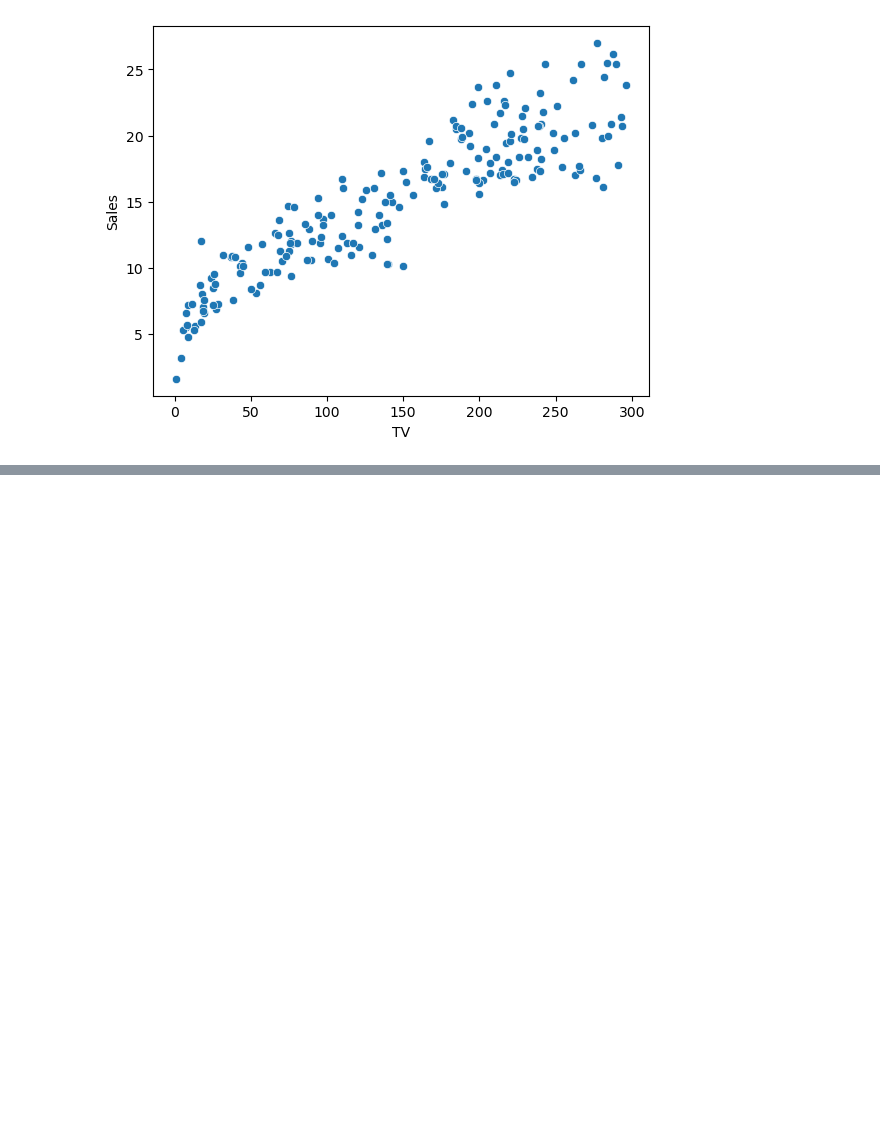
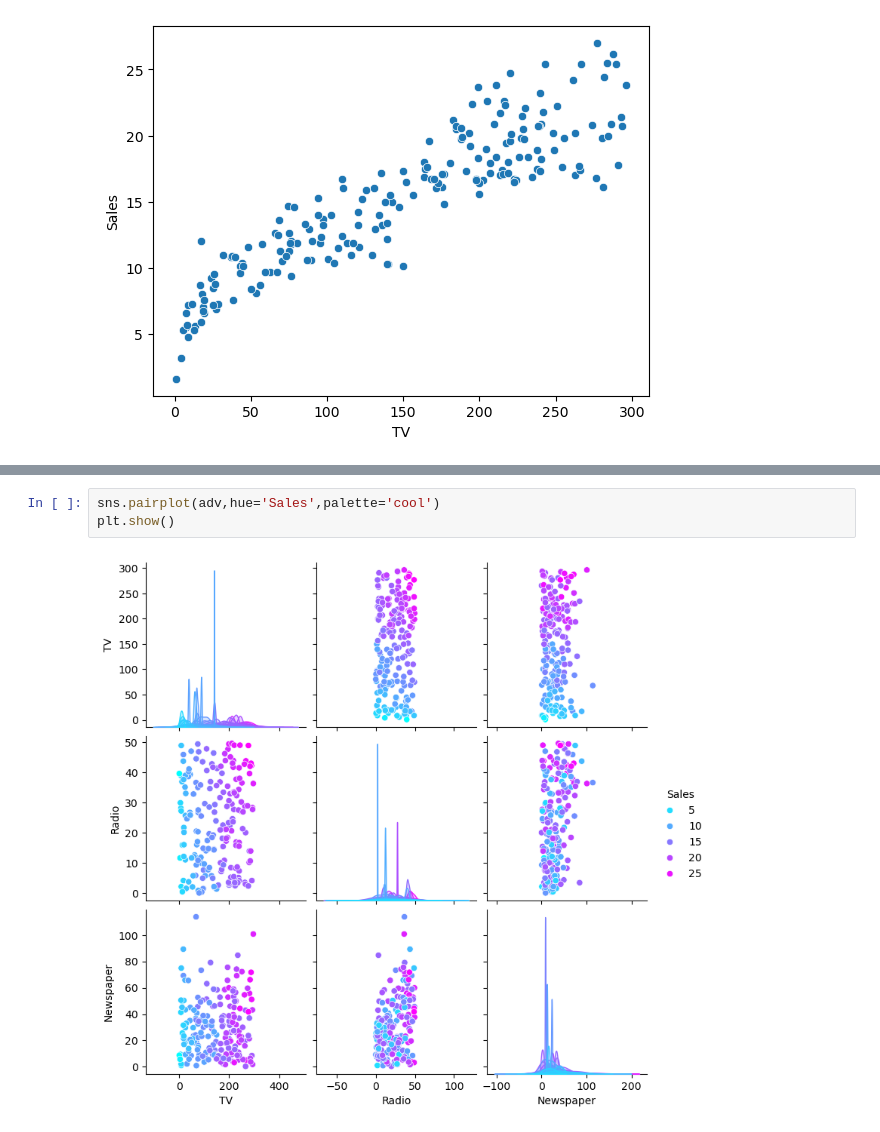
Before and after one commit to musharafaltaf/anacondaPractice, a Jupyter notebook: numpyexample.ipynb, the cells around one changed output, grey strips where cells are left out. Saved outputs shown, nothing was run; the diff lists cells and outputs as text; blank space fills up the shorter version.

```diff
--- a/numpyexample.ipynb
+++ b/numpyexample.ipynb
@@ -1788,0 +1802,5 @@ plt.show()
+# %%
+sns.pairplot(adv,hue='Sales',palette='cool')
+plt.show()
+# %% [output]
+[figure, added]
```
Also changed, not shown: parts of 8 cells of this notebook.
